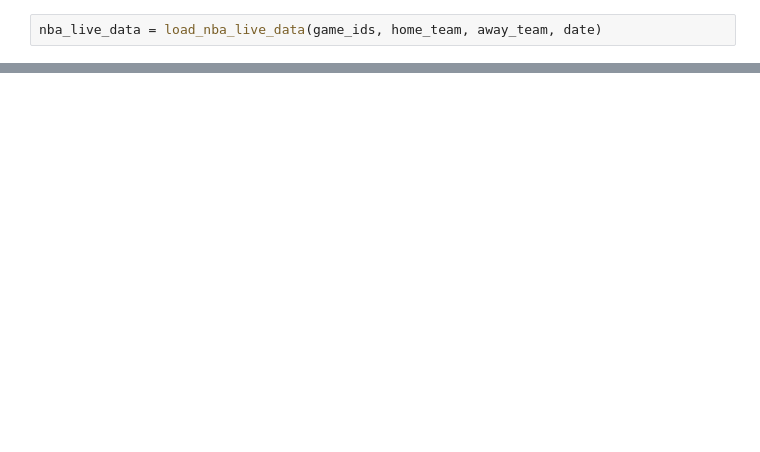
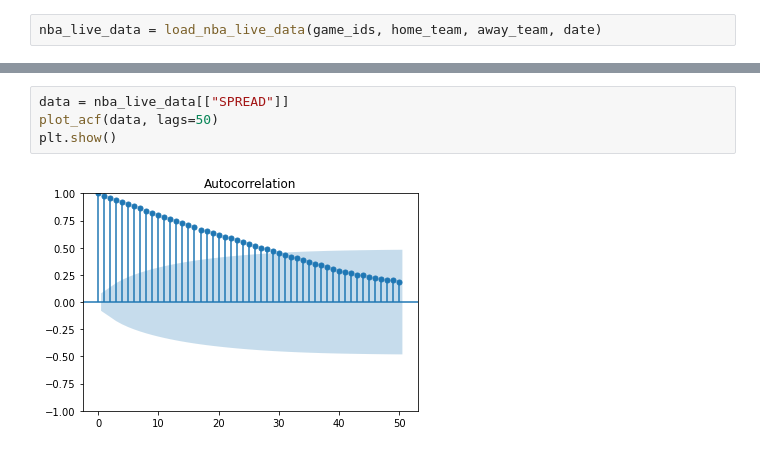
Before and after one commit to Mcruz-G/sportique, a Jupyter notebook: sportique.ipynb, the cells around one changed output, grey strips where cells are left out. Drawn from its saved outputs; the diff is of its cells as text; blank space fills up the shorter version.

```diff
--- a/sportique.ipynb
+++ b/sportique.ipynb
@@ -38,0 +62,6 @@ plt.show()
+# %%
+data = nba_live_data[["SPREAD"]]
+plot_acf(data, lags=50)
+plt.show()
+# %% [output]
+[figure, added]
```
Also changed, not shown: parts of 6 cells of this notebook, 3 other files.
